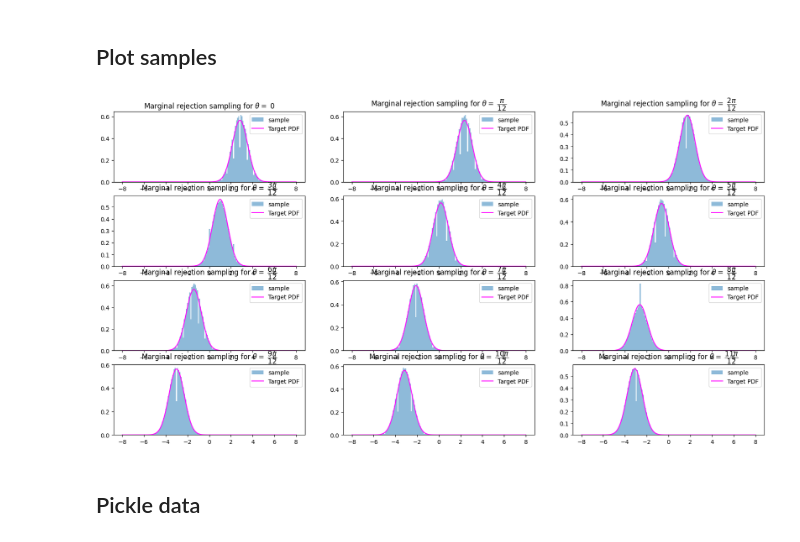
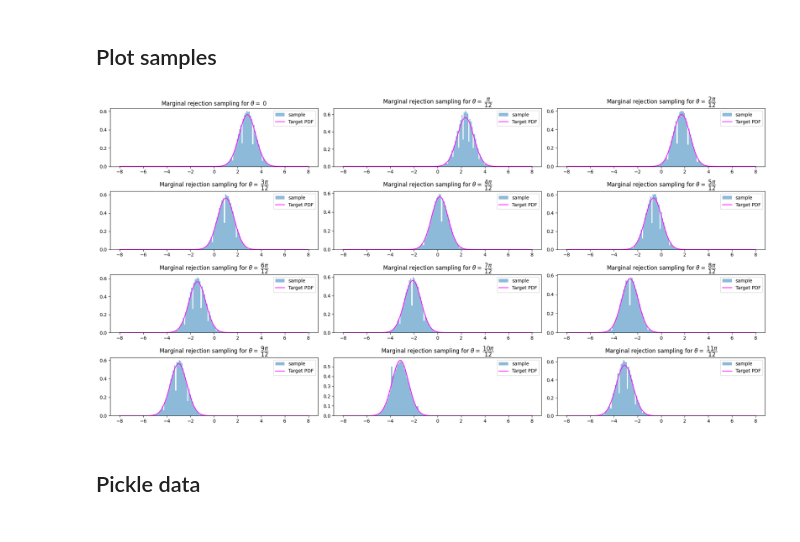
Before and after one commit to BastianValhoj/sciqisHomodyneTomography, a Jupyter notebook: HomoTomo/generateState.ipynb, the cells around one changed output. Cells and saved outputs as stored; diff of their text form; code cells hidden in the pictures.

```diff
--- a/HomoTomo/generateState.ipynb
+++ b/HomoTomo/generateState.ipynb
@@ -242,7 +242,8 @@ def marginal_angles(state, thetas, axis="p"):
 state_type = "coherent"
 alpha = 2.0 + 1j
 parity = "even"
-state = generate_cv_state(state_type, 30, alpha=alpha, parity=parity)  # generate a state
+N_cutoff = 30  # dimension of the Hilbert space
+state = generate_cv_state(state_type, N_cutoff, alpha=alpha, parity=parity)  # generate a state
 
 n_theta = 12
 thetas = [np.pi/n_theta * i for i in range(n_theta)]
@@ -403,14 +404,16 @@ samples = get_samples(marginals, n_theta=n_theta, n_samples=100_000, sampler="ch
 # %%
 fig, axes = plt.subplots(n_theta // 3, 3, figsize=(20, 10))
 # axes = axes.flatten()
 for i, ax in enumerate(axes.flatten()):
     ax.hist(samples[i], bins=60, density=True, label=f"sample", alpha=0.5)
     ax.plot(marginals["X"], marginals[i], label="Target PDF", color="magenta")
     # ax.plot(marginals["X"], norm.pdf(marginals["X"], loc=marginals["X"] @ marginals[i], scale=1.2), label="Proposal PDF", color="orange", linestyle="--")
     ax.set_title(f"Marginal rejection sampling for $\\theta =$ {labs[i]}")
     ax.legend()
+
+fig.tight_layout()
 # %% [output]
-[figure, old version]
+[figure, new version]
 # %% [markdown]
 ## Pickle data
 # %%
```
Also changed, not shown: parts of 1 cell of this notebook.
